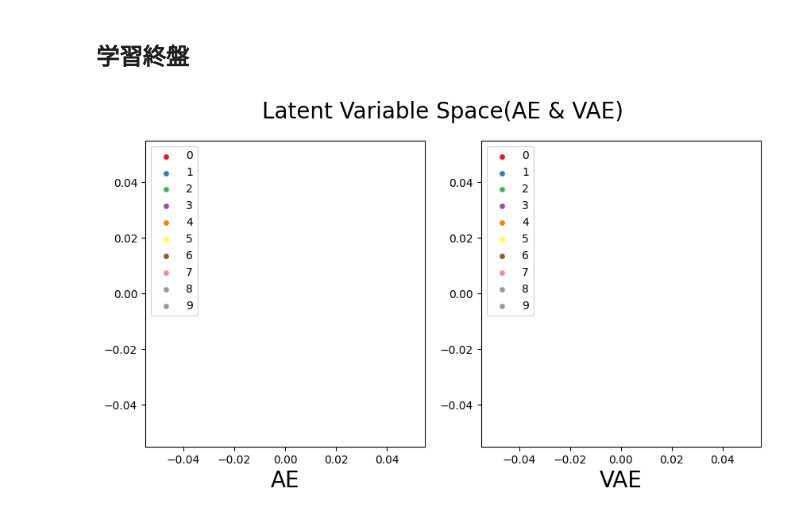
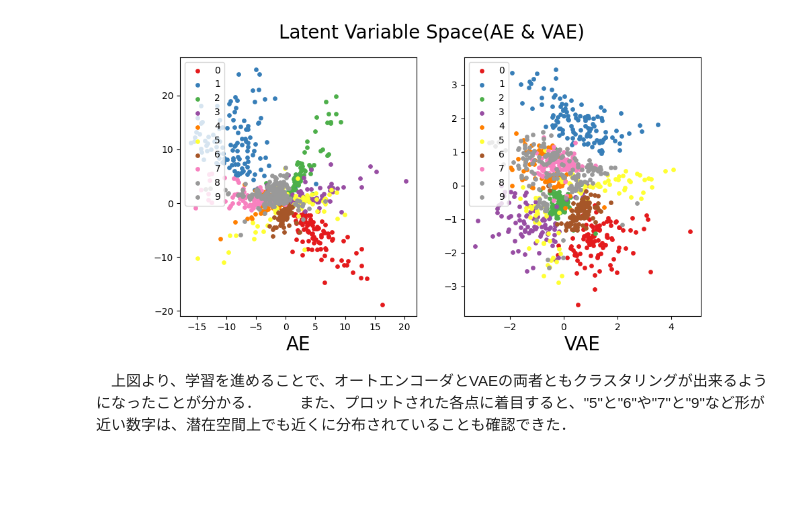
Before and after one commit to Issa-N/RLTutorial_VAE, a Jupyter notebook: src/Figure.ipynb, the cells around one changed output. Cells and saved outputs as stored; diff of their text form; code cells hidden in the pictures; blank space fills up the shorter version.

```diff
--- a/src/Figure.ipynb
+++ b/src/Figure.ipynb
@@ -215,36 +48,9 @@ plt.close()
-# %% [markdown]
-## 学習終盤
-# %%
-#グラフの色の指定
-map_keyword = "Set1"
-cmap = plt.get_cmap(map_keyword)
-
-#表示するバッチ番号の指定
-batch_num = 9580
-
-#グラフの設定
-fig=plt.figure(figsize=[10,5])
-plt.suptitle('Latent Variable Space(AE & VAE)',fontsize=20)
-
-#train_loss_tensor = torch.stack(history_AE["train_loss"])
-#train_loss_np = train_loss_tensor.to('cpu').detach().numpy().copy()
-ax1 = fig.add_subplot(1, 2, 1)
-for label in range(10):
-  x = z_np_AE[batch_num:,:,0][labels_np_AE[batch_num:,:] == label]
-  y = z_np_AE[batch_num:,:,1][labels_np_AE[batch_num:,:] == label]
-  ax1.scatter(x, y, color=cmap(label/9), label=label, s=15)
-  ax1.set_xlabel("AE",fontsize=20)
-  #ax1.annotate(label, xy=(np.mean(x),np.mean(y)),size=20,color="black")
-ax1.legend(loc="upper left")
-ax2 = fig.add_subplot(1, 2, 2)
-for label in range(10):
-  x = z_np_VAE[batch_num:,:,0][labels_np_VAE[batch_num:,:] == label]
-  y = z_np_VAE[batch_num:,:,1][labels_np_VAE[batch_num:,:] == label]
-  ax2.scatter(x, y, color=cmap(label/9), label=label, s=15)
-  ax2.set_xlabel("VAE",fontsize=20)
-  #ax2.annotate(label, xy=(np.mean(x),np.mean(y)),size=20,color="black")
-ax2.legend(loc="upper left")
-plt.show()
-plt.close()
-# %% [output]
-[figure, removed]
+# %%
+img_LSL=Image.open("latentSpaceLate.png")
+img_LSL
+# %% [output]
+[figure, added]
+# %% [markdown]
+　上図より、学習を進めることで、オートエンコーダとVAEの両者ともクラスタリングが出来るようになったことが分かる．
+
+　また、プロットされた各点に着目すると、"5"と"6"や"7"と"9"など形が近い数字は、潜在空間上でも近くに分布されていることも確認できた．
```
Also changed, not shown: parts of 26 cells of this notebook, 1 other file.
